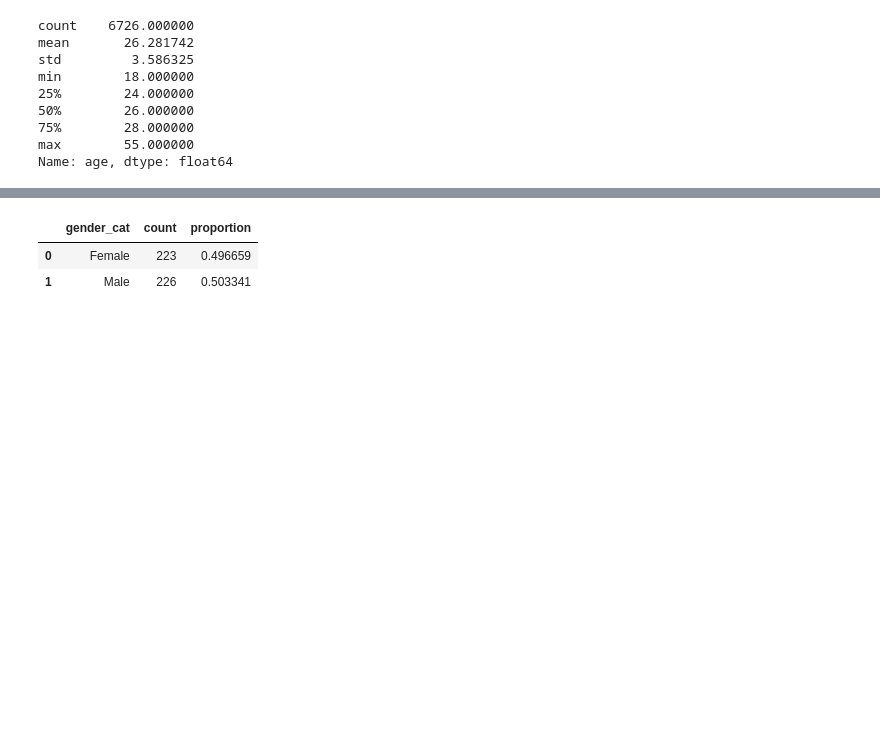
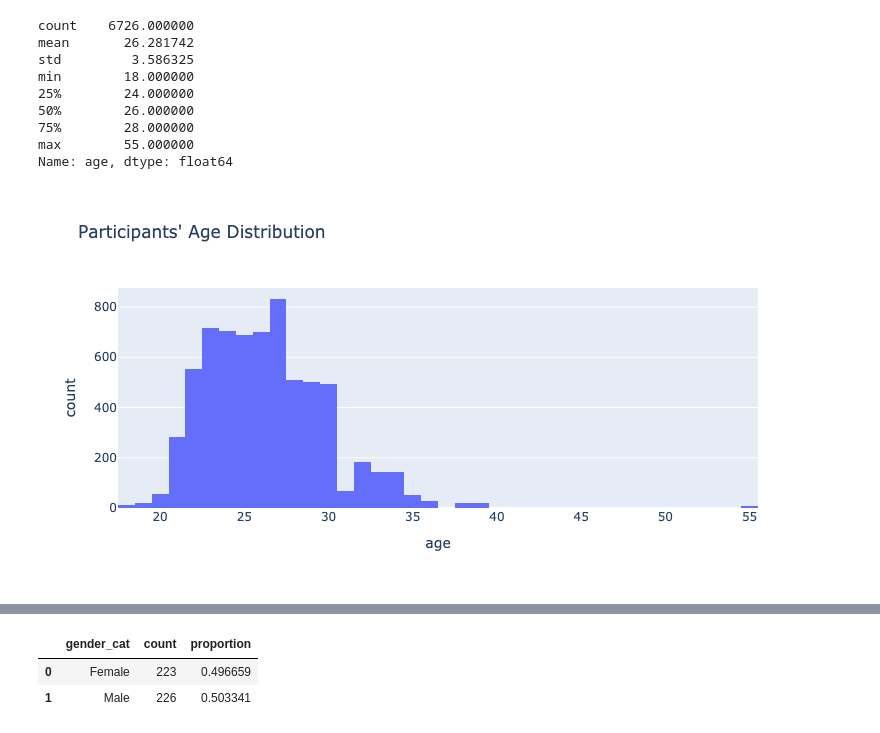
Before and after one commit to sonydata/speed_dating_analysis, a Jupyter notebook: Speed_dating_analysis.ipynb, the cells around one changed output, grey strips where cells are left out. Saved outputs shown, nothing was run; the diff lists cells and outputs as text; code cells hidden in the pictures; blank space fills up the shorter version.

Commit message:
added files and rendered images in notebook

```diff
--- a/Speed_dating_analysis.ipynb
+++ b/Speed_dating_analysis.ipynb
@@ -375,13 +373,14 @@ import os
 # Create the images folder if it doesn't exist
 os.makedirs("images", exist_ok=True)
 # %%
+from IPython.display import Image
+
 fig1=px.histogram(df, x = 'age', width = WIDTH, height = HEIGHT, nbins = 50, title= "Participants' Age Distribution")
-fig1.show()
+#fig1.show()
 fig2=px.histogram(df, x = 'age', width = WIDTH, height = HEIGHT, nbins = 50, color = 'gender_cat', title= "Participants' Age by Gender Distribution")
-fig2.show()
+#fig2.show()
 
 fig1.write_image("images/age_distribution.png", width = WIDTH, height = HEIGHT)
-![age_distribution](images/age_distribution.png)
-
-fig2.write_image("images/age_distribution_bygender.png", width = WIDTH, height = HEIGHT)
-![age_distribution_gender](images/age_distribution_bygender.png)
+Image(filename="images/age_distribution.png")
+# %% [output]
+[figure, added]
```
Also changed, not shown: parts of 12 cells of this notebook, 2 other files.
